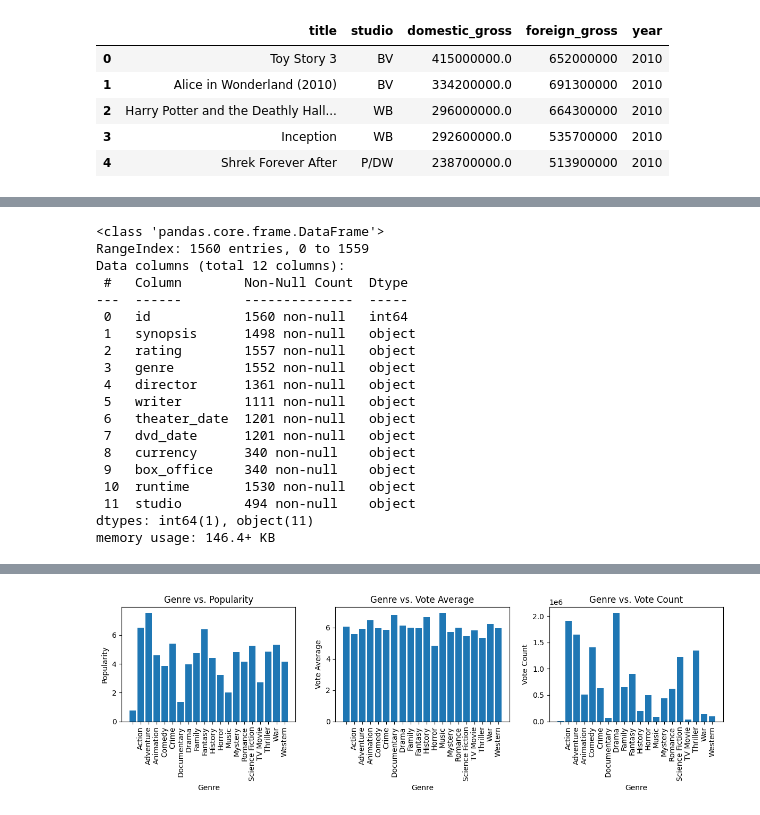
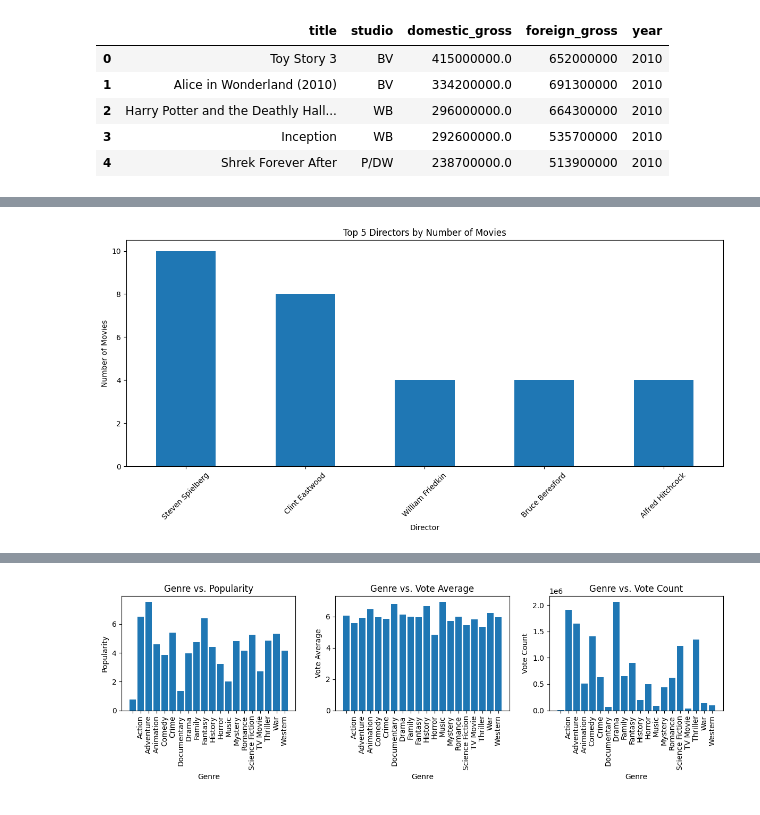
Before and after one commit to Omballa/movie_analysis, a Jupyter notebook: main.ipynb, the cells around one changed output, grey strips where cells are left out. Cells and saved outputs as stored; diff of their text form; code cells hidden in the pictures.

```diff
--- a/main.ipynb
+++ b/main.ipynb
@@ -238,25 +238,29 @@ movie_info.head()
 | 2 | 5 | Illeana Douglas delivers a superb... | R | Drama|Musical and Performing Arts | Allison Anders | Allison Anders | Sep 13, 1996 | Apr 18, 2000 | NaN | NaN | ... |
 | 3 | 6 | Michael Douglas runs afoul of a t... | R | Drama|Mystery and Suspense | Barry Levinson | Paul Attanasio|Michael Crichton | Dec 9, 1994 | Aug 27, 1997 | NaN | NaN | ... |
 | 4 | 7 | NaN | NR | Drama|Romance | Rodney Bennett | Giles Cooper | NaN | NaN | NaN | NaN | ... |
-# %%
-movie_info.info()
-# %% [output]
-<class 'pandas.core.frame.DataFrame'>
-RangeIndex: 1560 entries, 0 to 1559
-Data columns (total 12 columns):
- #   Column        Non-Null Count  Dtype
----  ------        --------------  -----
- 0   id            1560 non-null   int64
- 1   synopsis      1498 non-null   object
- 2   rating        1557 non-null   object
- 3   genre         1552 non-null   object
- 4   director      1361 non-null   object
- 5   writer        1111 non-null   object
- 6   theater_date  1201 non-null   object
- 7   dvd_date      1201 non-null   object
- 8   currency      340 non-null    object
- 9   box_office    340 non-null    object
- 10  runtime       1530 non-null   object
- 11  studio        494 non-null    object
-dtypes: int64(1), object(11)
-memory usage: 146.4+ KB
+# %%
+# Split the 'director' column into a list of directors
+movie_info['director'] = movie_info['director'].str.split('|')
+
+# Create a list of all directors
+all_directors = [director for directors in movie_info['director'] if isinstance(directors, list) for director in directors]
+
+# Create a Series to count the occurrences of each director
+director_counts = pd.Series(all_directors).value_counts()
+
+# Select the top 5 directors
+top_5_directors = director_counts.head(5)
+
+# Plot the graph
+plt.figure(figsize=(12, 6))
+top_5_directors.plot(kind='bar', legend=False)
+plt.xlabel('Director')
+plt.ylabel('Number of Movies')
+plt.title('Top 5 Directors by Number of Movies')
+plt.xticks(rotation=45)
+plt.tight_layout()
+
+# Show the plot
+plt.show()
+# %% [output]
+[figure, added]
```
Also changed, not shown: parts of 3 cells of this notebook, 11 other files.
